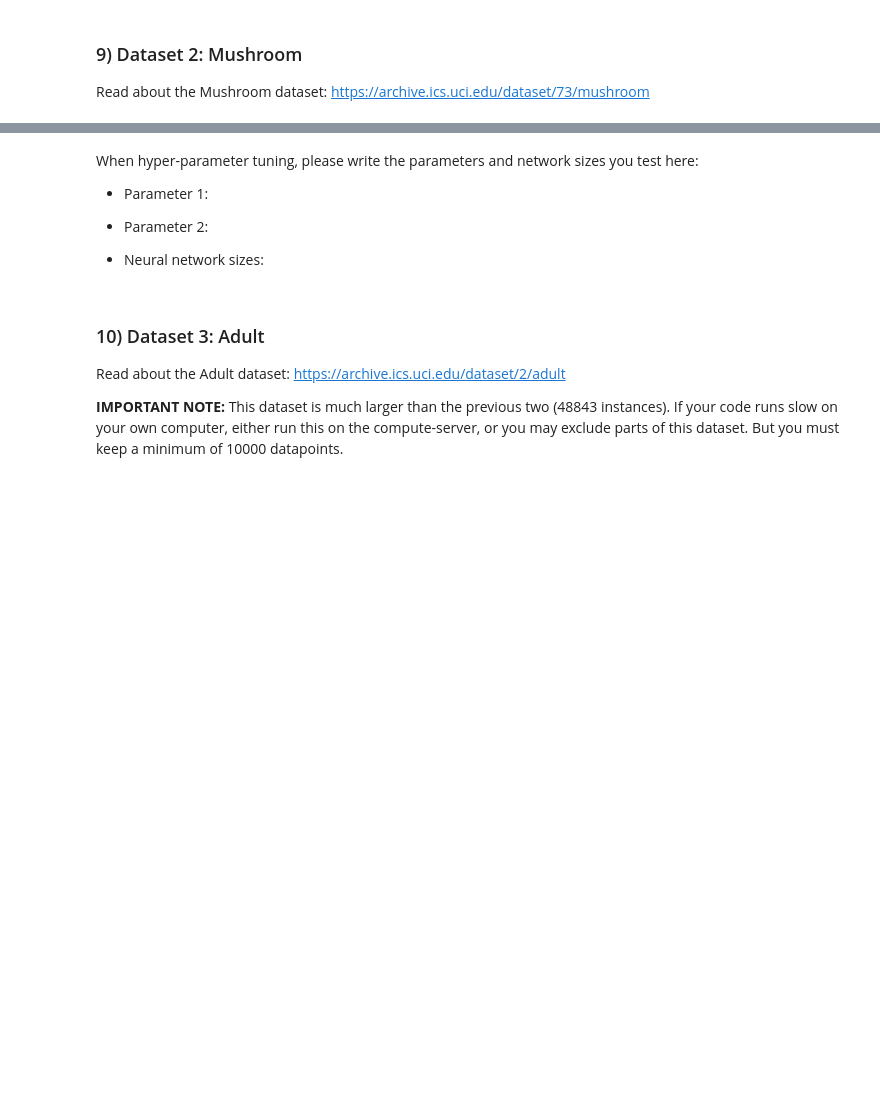
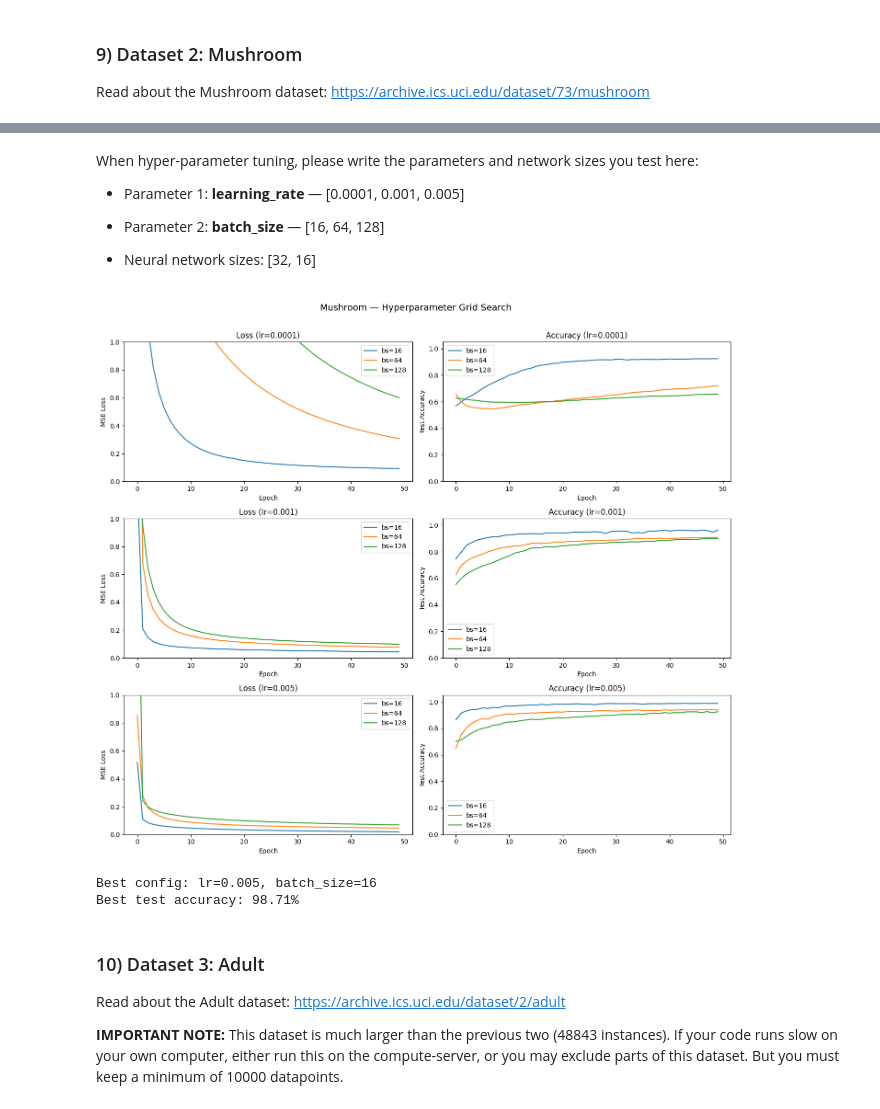
Before and after one commit to andrej-kutny/ml-neural-net, a Jupyter notebook: ML-Assignment 3 - Vladimir Giustacchini, Andrej Kutny.ipynb, the cells around one changed output, grey strips where cells are left out. Drawn from its saved outputs; the diff is of its cells as text; code cells hidden in the pictures; blank space fills up the shorter version.

```diff
--- a/ML-Assignment 3 - Vladimir Giustacchini, Andrej Kutny.ipynb
+++ b/ML-Assignment 3 - Vladimir Giustacchini, Andrej Kutny.ipynb
@@ -457,16 +584,61 @@ data_mushroom = pd.read_csv("mushroom.csv").to_numpy()
 # %% [markdown]
 When hyper-parameter tuning, please write the parameters and network sizes you test here:
 
-* Parameter 1:
-* Parameter 2:
+* Parameter 1: **learning_rate** — [0.0001, 0.001, 0.005]
+* Parameter 2: **batch_size** — [16, 64, 128]
 
-* Neural network sizes:
+* Neural network sizes: [32, 16]
 # %%
-# TODO: Hyper-parameter tuning
+learning_rates = [0.0001, 0.001, 0.005]
+batch_sizes = [16, 64, 128]
+hp_epochs = 50
 
-# TODO: Visualize the loss after hyper-parameter tuning for each epoch
+results_mush = {}
 
-# TODO: Visulaize the test accuracy after hyper-parameter tuning for each epoch
+for lr in learning_rates:
+    for bs in batch_sizes:
+        nn_hp = NeuralNet(X_train_m.shape[1], 1, [32, 16])
+        accs_hp = []
+        losses_hp = []
+        for ep in range(hp_epochs):
+            perm = np.random.permutation(len(X_train_m))
+            bl = []
+            for s in range(0, len(X_train_m), bs):
+                bl.append(nn_hp.adjust_weights(
+                    X_train_m[perm[s:s+bs]], y_train_m[perm[s:s+bs]], learning_rate=lr))
+            losses_hp.append(np.mean(bl))
+            accs_hp.append(binary_accuracy(nn_hp, X_test_m, y_test_m))
+        results_mush[(lr, bs)] = {"losses": losses_hp, "accs": accs_hp}
+
+fig, axes = plt.subplots(len(learning_rates), 2, figsize=(14, 4 * len(learning_rates)))
+
+for i, lr in enumerate(learning_rates):
+    for bs in batch_sizes:
+        r = results_mush[(lr, bs)]
+        axes[i, 0].plot(r["losses"], label=f"bs={bs}")
+        axes[i, 1].plot(r["accs"], label=f"bs={bs}")
+    axes[i, 0].set_title(f"Loss (lr={lr})")
+    axes[i, 0].set_xlabel("Epoch")
+    axes[i, 0].set_ylabel("MSE Loss")
+    axes[i, 0].set_ylim(0.0, 1.0)
+    axes[i, 0].legend()
+    axes[i, 1].set_title(f"Accuracy (lr={lr})")
+    axes[i, 1].set_xlabel("Epoch")
+    axes[i, 1].set_ylabel("Test Accuracy")
+    axes[i, 1].set_ylim(0.0, 1.05)
+    axes[i, 1].legend()
+
+plt.suptitle("Mushroom — Hyperparameter Grid Search", fontsize=14, y=1.01)
+plt.tight_layout()
+plt.show()
+
+best_key = max(results_mush, key=lambda k: results_mush[k]["accs"][-1])
+print(f"Best config: lr={best_key[0]}, batch_size={best_key[1]}")
+print(f"Best test accuracy: {results_mush[best_key]['accs'][-1]:.2%}")
+# %% [output]
+[figure, added]
+Best config: lr=0.005, batch_size=16
+Best test accuracy: 98.71%
 # %% [markdown]
 ### 10) Dataset 3: Adult
 
```
Also changed, not shown: parts of 16 cells of this notebook.
